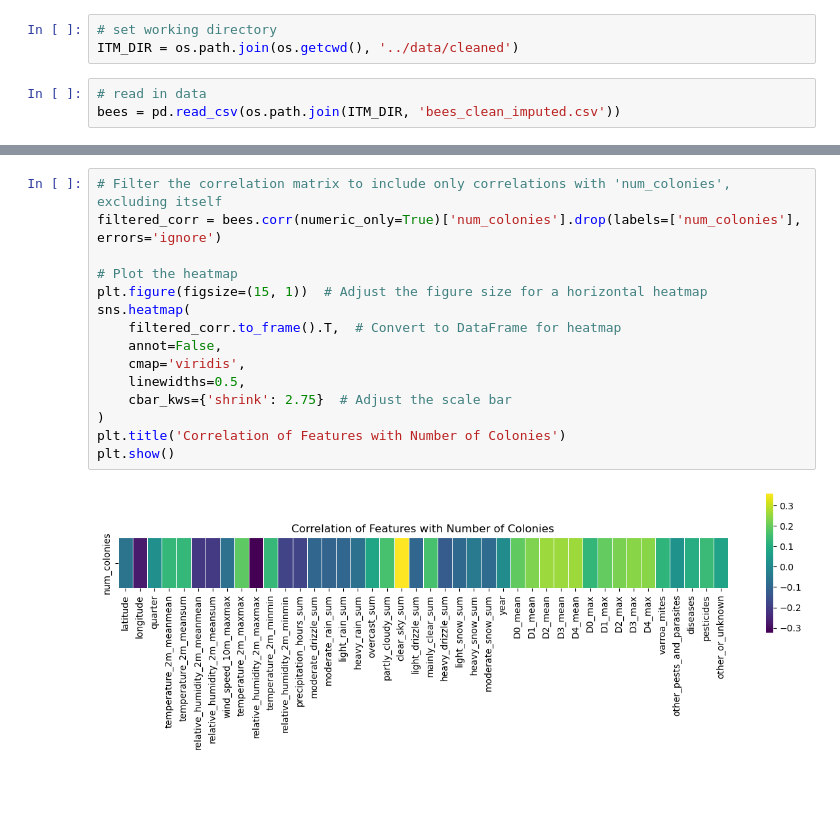
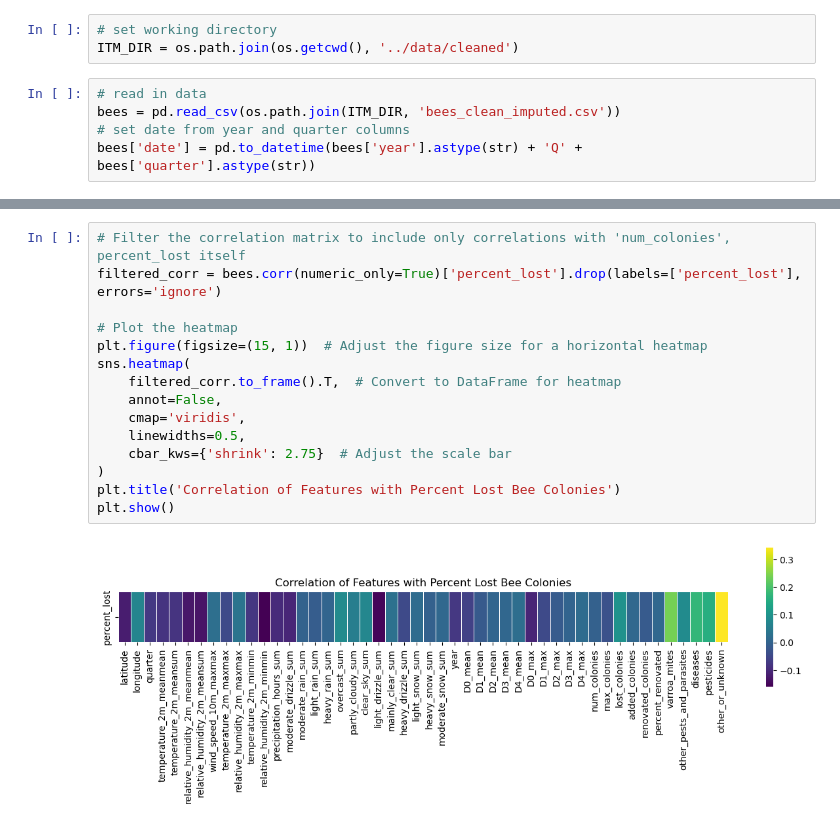
Before and after one commit to TinneCJM/Predicting-Bee-Colony-Loss-Across-the-USA, a Jupyter notebook: notebooks/3 EDA.ipynb, the cells around one changed output, grey strips where cells are left out. Saved outputs shown, nothing was run; the diff lists cells and outputs as text; blank space fills up the shorter version.

```diff
--- a/notebooks/3 EDA.ipynb
+++ b/notebooks/3 EDA.ipynb
@@ -32,6 +121,8 @@ ITM_DIR = os.path.join(os.getcwd(), '../data/cleaned')
 # %%
 # read in data
 bees = pd.read_csv(os.path.join(ITM_DIR, 'bees_clean_imputed.csv'))
+# set date from year and quarter columns
+bees['date'] = pd.to_datetime(bees['year'].astype(str) + 'Q' + bees['quarter'].astype(str))
 # %%
 bees
 # %% [output]
@@ -295,18 +282,18 @@ Name: num_colonies, dtype: float64
 # %%
-# Filter the correlation matrix to include only correlations with 'num_colonies', excluding itself
-filtered_corr = bees.corr(numeric_only=True)['num_colonies'].drop(labels=['num_colonies'], errors='ignore')
+# Filter the correlation matrix to include only correlations with 'num_colonies', percent_lost itself
+filtered_corr = bees.corr(numeric_only=True)['percent_lost'].drop(labels=['percent_lost'], errors='ignore')
 
 # Plot the heatmap
 plt.figure(figsize=(15, 1))  # Adjust the figure size for a horizontal heatmap
 sns.heatmap(
     filtered_corr.to_frame().T,  # Convert to DataFrame for heatmap
     annot=False,
     cmap='viridis',
     linewidths=0.5,
     cbar_kws={'shrink': 2.75}  # Adjust the scale bar
 )
-plt.title('Correlation of Features with Number of Colonies')
+plt.title('Correlation of Features with Percent Lost Bee Colonies')
 plt.show()
 # %% [output]
-[figure, old version]
+[figure, new version]
 # %%
```
Also changed, not shown: parts of 21 cells of this notebook, 10 other files.
